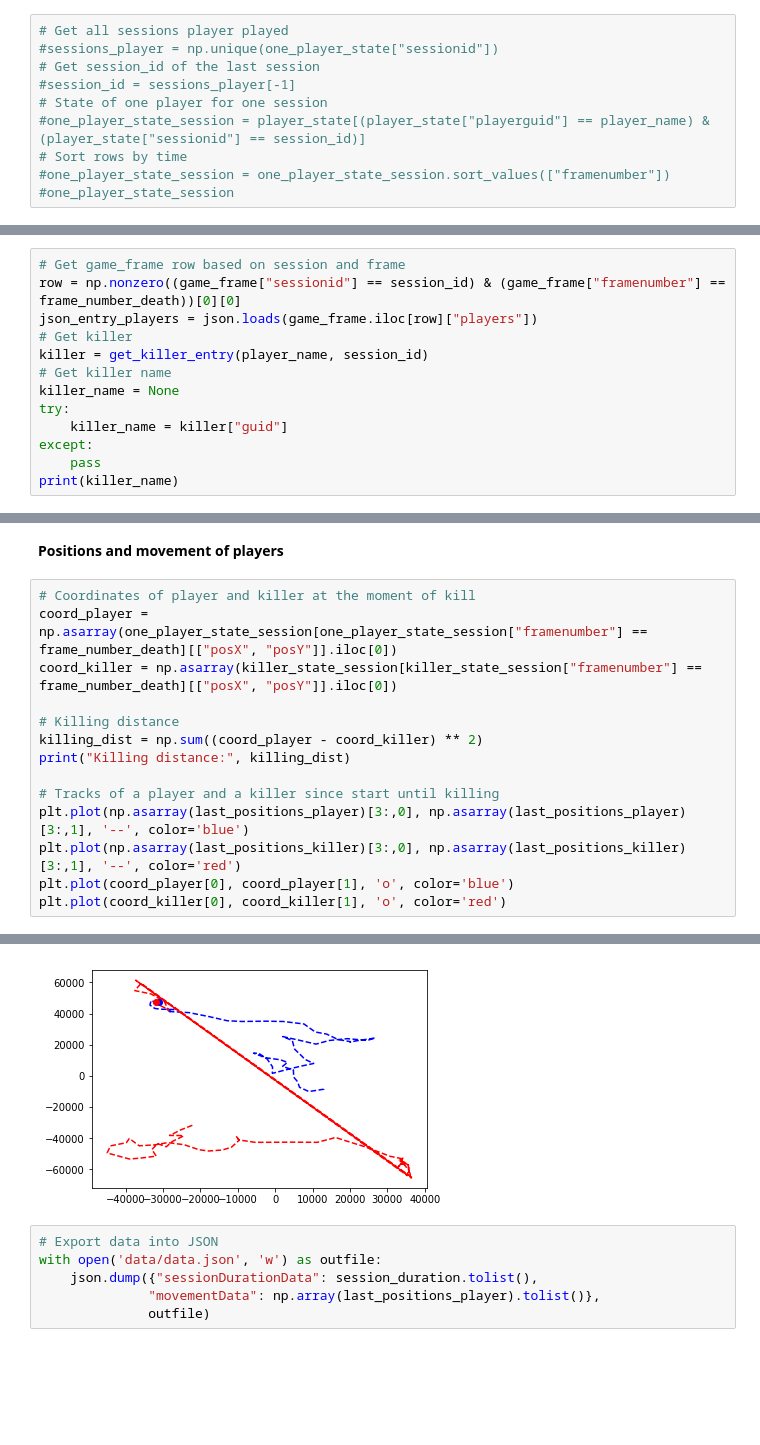
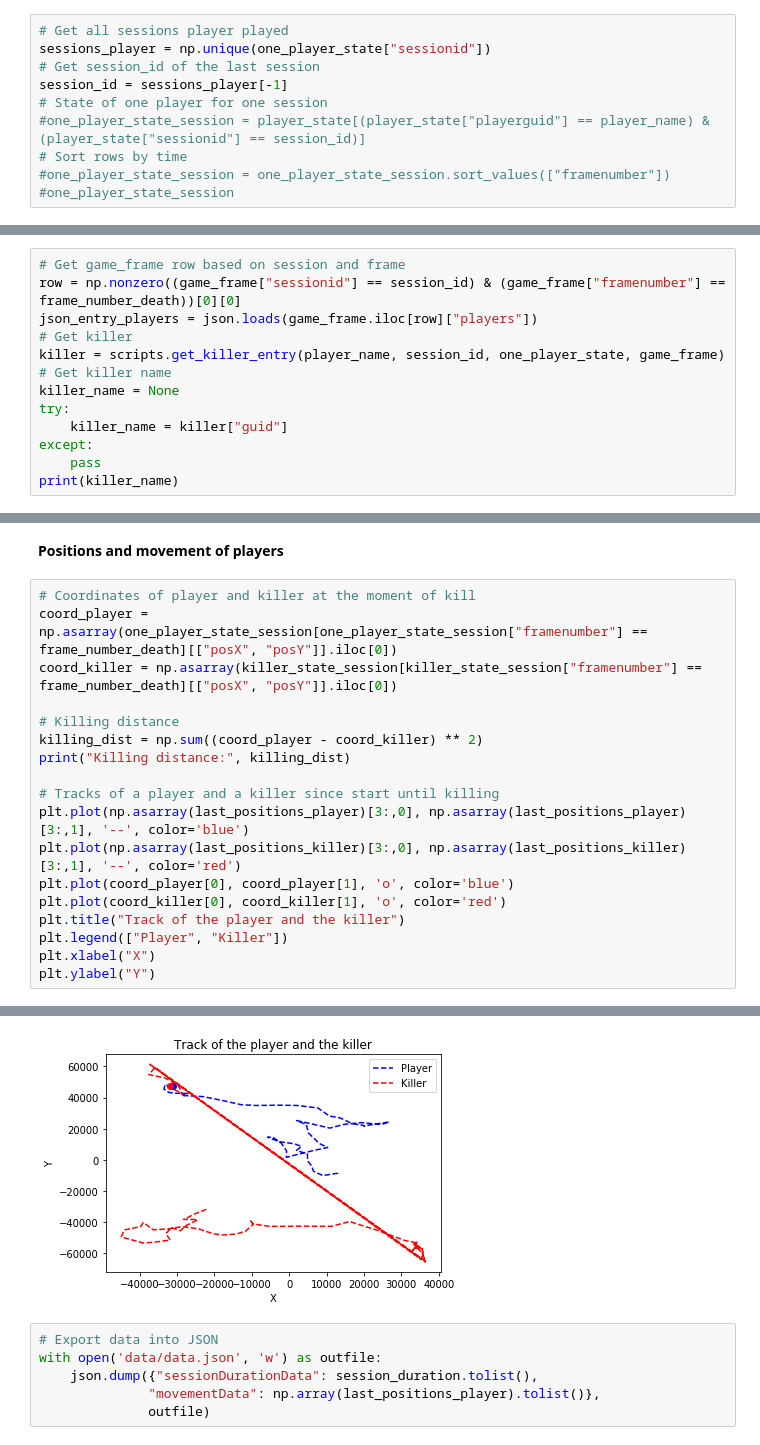
Before and after one commit to ChilledCitizen/reCoach, a Jupyter notebook: game_coach.ipynb, the cells around one changed output, grey strips where cells are left out. Drawn from its saved outputs; the diff is of its cells as text; blank space fills up the shorter version.

```diff
--- a/game_coach.ipynb
+++ b/game_coach.ipynb
@@ -204,9 +208,9 @@ array([611.        , 684.5       , 689.        , 639.75      ,
 **Last frames before death; one player, one session**
 # %%
 # Get all sessions player played
-#sessions_player = np.unique(one_player_state["sessionid"])
+sessions_player = np.unique(one_player_state["sessionid"])
 # Get session_id of the last session
-#session_id = sessions_player[-1]
+session_id = sessions_player[-1]
 # State of one player for one session
 #one_player_state_session = player_state[(player_state["playerguid"] == player_name) & (player_state["sessionid"] == session_id)]
 # Sort rows by time
@@ -242,7 +246,7 @@ frame_number_death = one_player_state_session.iloc[-1]["framenumber"]
 row = np.nonzero((game_frame["sessionid"] == session_id) & (game_frame["framenumber"] == frame_number_death))[0][0]
 json_entry_players = json.loads(game_frame.iloc[row]["players"])
 # Get killer
-killer = get_killer_entry(player_name, session_id)
+killer = scripts.get_killer_entry(player_name, session_id, one_player_state, game_frame)
 # Get killer name
 killer_name = None
 try:
@@ -317,5 +321,9 @@ plt.plot(np.asarray(last_positions_player)[3:,0], np.asarray(last_positions_play
 plt.plot(np.asarray(last_positions_killer)[3:,0], np.asarray(last_positions_killer)[3:,1], '--', color='red')
 plt.plot(coord_player[0], coord_player[1], 'o', color='blue')
 plt.plot(coord_killer[0], coord_killer[1], 'o', color='red')
+plt.title("Track of the player and the killer")
+plt.legend(["Player", "Killer"])
+plt.xlabel("X")
+plt.ylabel("Y")
 # %% [output]
 Killing distance: 669650.7876319885
@@ -323,4 +331,4 @@ Killing distance: 669650.7876319885
-[figure, old version]
+[figure, new version]
 # %%
 # Export data into JSON
 with open('data/data.json', 'w') as outfile:
```
Also changed, not shown: parts of 12 cells of this notebook.
